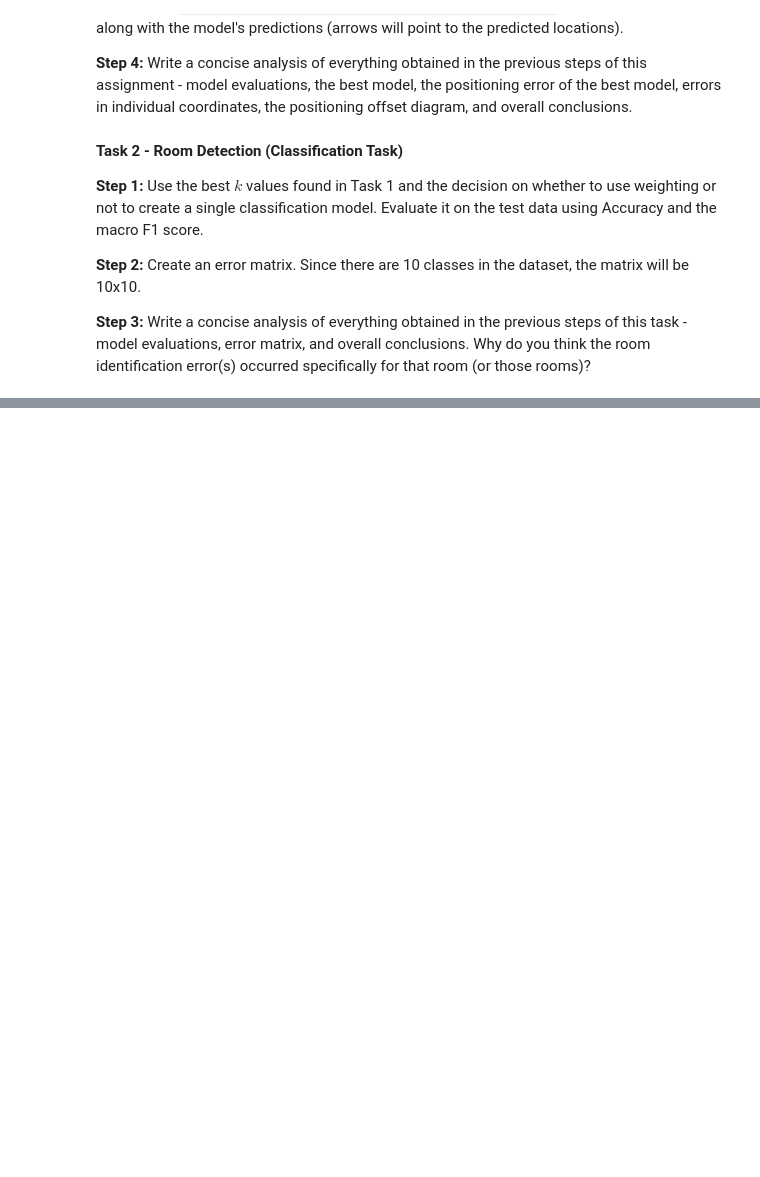
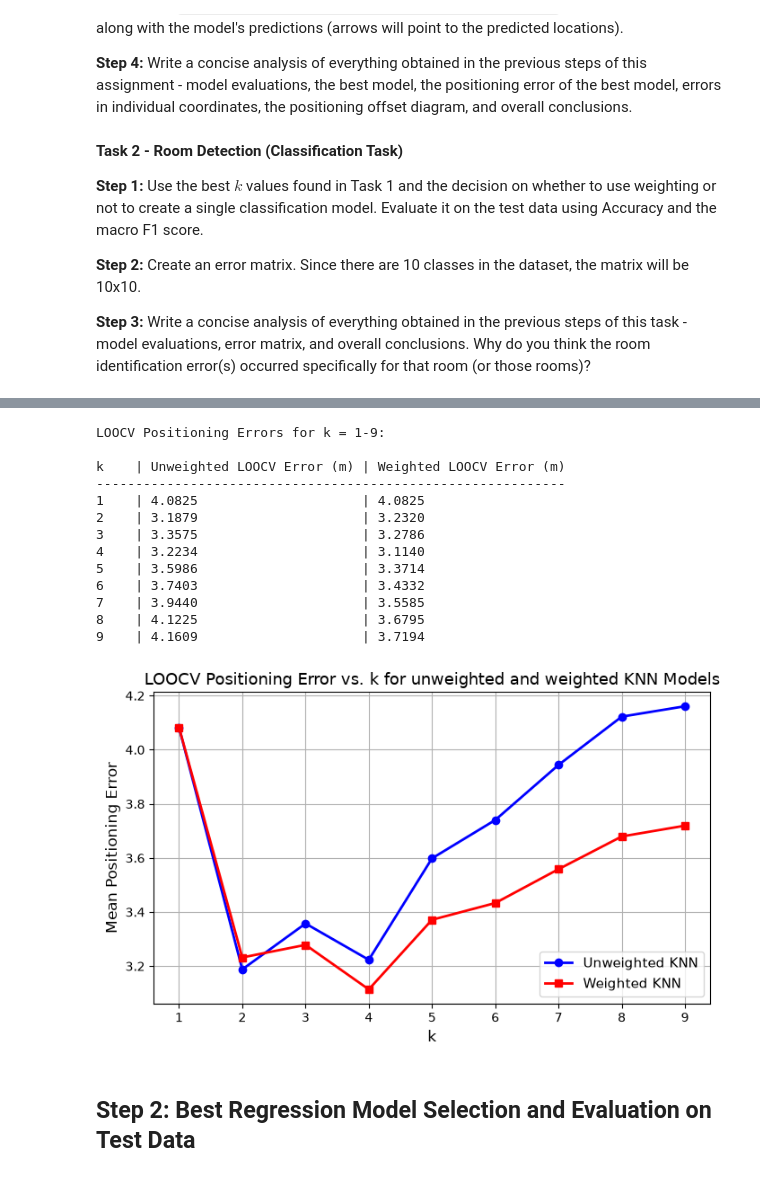
Before and after one commit to Sparkobbable/machine-learning-algorithms, a Jupyter notebook: 6_Assignment_EN.ipynb, the cells around one changed output, grey strips where cells are left out. Saved outputs shown, nothing was run; the diff lists cells and outputs as text; code cells hidden in the pictures; blank space fills up the shorter version.

```diff
--- a/6_Assignment_EN.ipynb
+++ b/6_Assignment_EN.ipynb
@@ -42,5 +41,5 @@ Mounted at /content/drive
 # %%
-train_rss = pd.read_csv('/content/drive/MyDrive/ML/positioning/TrainingRSS.tsv', sep='\t', header=0)
+train_rss = pd.read_csv('./positioning/TrainingRSS.tsv', sep='\t', header=0)
 train_rss
 # %% [output]
 |  | RSS0 | RSS1 | RSS2 | RSS3 | RSS4 | RSS5 | RSS6 | RSS7 | RSS8 | RSS9 | ... | ... |
@@ -179,0 +184,57 @@ where `validation_lat_lon` are the true location coordinates and `predicted_lat_
+# %%
+from sklearn.neighbors import KNeighborsRegressor
+from sklearn.model_selection import LeaveOneOut, cross_val_predict
+
+k_values = range(1, 10)
+loo = LeaveOneOut()
+
+loocv_errors_unweighted = []
+loocv_errors_weighted = []
+
+print("LOOCV Positioning Errors for k = 1-9:\n")
+print(f"{'k':<4} | {'Unweighted LOOCV Error (m)':<26} | {'Weighted LOOCV Error (m)':<24}")
+print("-" * 60)
+
+for k in k_values:
+    # unweighted KNN
+    knn_unweighted = KNeighborsRegressor(n_neighbors=k, weights='uniform')
+    pred_unweighted = cross_val_predict(knn_unweighted, train_rss.values, train_lat_lon.values, cv=loo)
+    err_unweighted = np.linalg.norm(train_lat_lon.values - pred_unweighted, axis=1).mean()
+    loocv_errors_unweighted.append(err_unweighted)
+
+    # weighted KNN
+    knn_weighted = KNeighborsRegressor(n_neighbors=k, weights='distance')
+    pred_weighted = cross_val_predict(knn_weighted, train_rss.values, train_lat_lon.values, cv=loo)
+    err_weighted = np.linalg.norm(train_lat_lon.values - pred_weighted, axis=1).mean()
+    loocv_errors_weighted.append(err_weighted)
+
+    print(f"{k:<4} | {err_unweighted:<26.4f} | {err_weighted:<24.4f}")
+
+# Plotting LOOCV positioning errors vs k
+plt.figure(figsize=(8, 4.5))
+plt.plot(k_values, loocv_errors_unweighted, 'b-o', label='Unweighted KNN', linewidth=2)
+plt.plot(k_values, loocv_errors_weighted, 'r-s', label='Weighted KNN', linewidth=2)
+plt.xlabel('k', fontsize=12)
+plt.ylabel('Mean Positioning Error', fontsize=12)
+plt.title('LOOCV Positioning Error vs. k for unweighted and weighted KNN Models', fontsize=13)
+plt.xticks(k_values)
+plt.grid(True)
+plt.legend(fontsize=11)
+plt.show()
+# %% [output]
+LOOCV Positioning Errors for k = 1-9:
+
+k    | Unweighted LOOCV Error (m) | Weighted LOOCV Error (m)
+------------------------------------------------------------
+1    | 4.0825                     | 4.0825
+2    | 3.1879                     | 3.2320
+3    | 3.3575                     | 3.2786
+4    | 3.2234                     | 3.1140
+5    | 3.5986                     | 3.3714
+6    | 3.7403                     | 3.4332
+7    | 3.9440                     | 3.5585
+8    | 4.1225                     | 3.6795
+9    | 4.1609                     | 3.7194
+[figure, added]
+# %% [markdown]
+## Step 2: Best Regression Model Selection and Evaluation on Test Data
```
Also changed, not shown: parts of 17 cells of this notebook, 7 other files.
